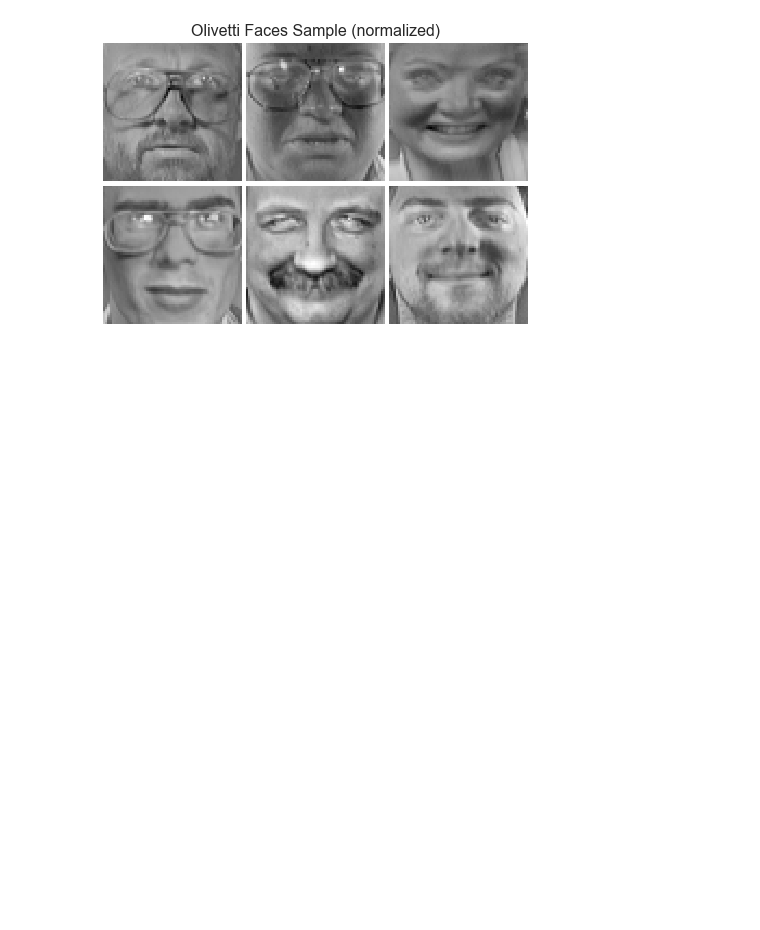
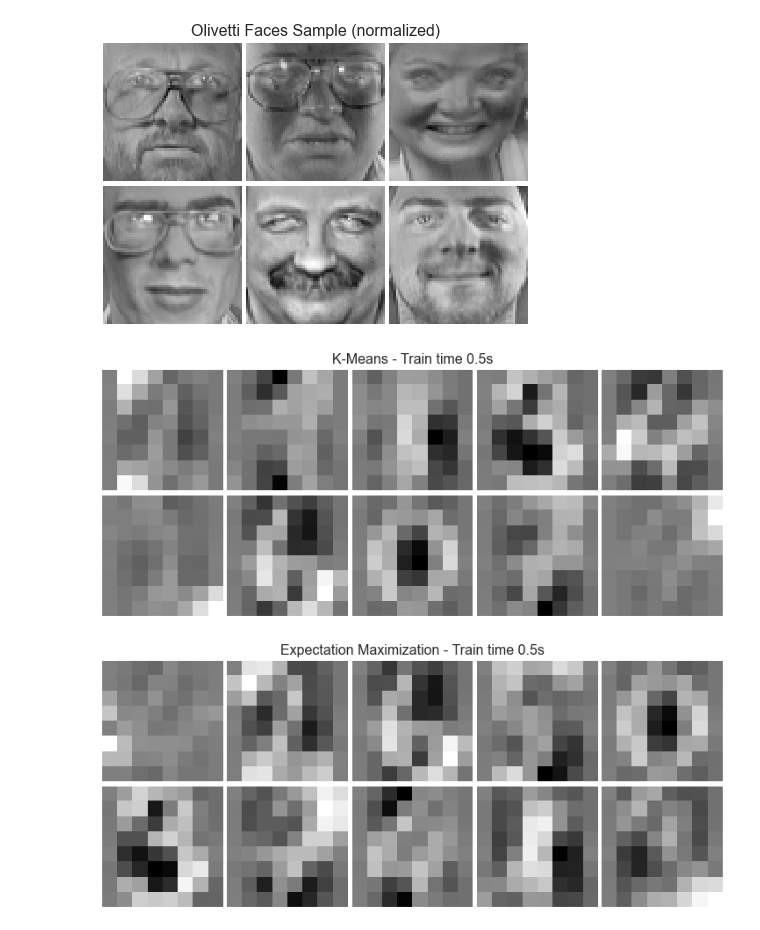
Before and after one commit to wds360/machineLearning, a Jupyter notebook: unsupervisedLearning/ul_experiments.ipynb, the cells around one changed output. Drawn from its saved outputs; the diff is of its cells as text; code cells hidden in the pictures; blank space fills up the shorter version.

```diff
--- a/unsupervisedLearning/ul_experiments.ipynb
+++ b/unsupervisedLearning/ul_experiments.ipynb
@@ -88 +98,17 @@ plot_gallery("Olivetti Faces Sample (normalized)", faces_X[:n_components])
+# %%
+for title, clustering in clustering_algs:
+    t0 = time()
+    clustering.fit(digits_X)
+    train_time = (time() - t0)
+
+    if hasattr(clustering, 'means_'):
+        components = clustering.means_
+    elif hasattr(clustering, 'cluster_centers_'):
+        components = clustering.cluster_centers_
+
+    plot_gallery('%s - Train time %.1fs' % (title, train_time),
+                 components[:n_components], image_shape=(8,8))
+# %% [output]
+[figure, added]
+[figure, added]
 # %%
```
Also changed, not shown: parts of 7 cells of this notebook.
